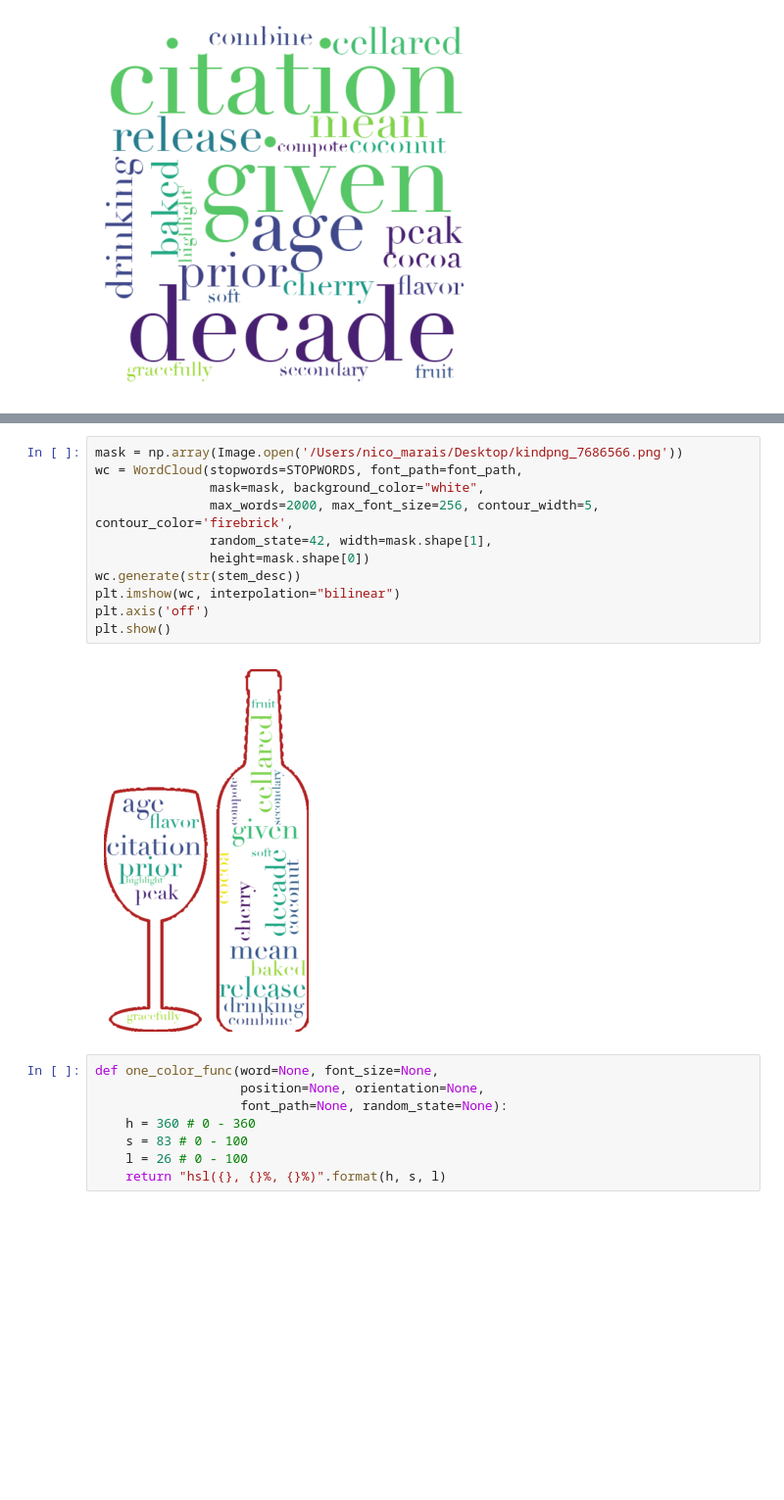
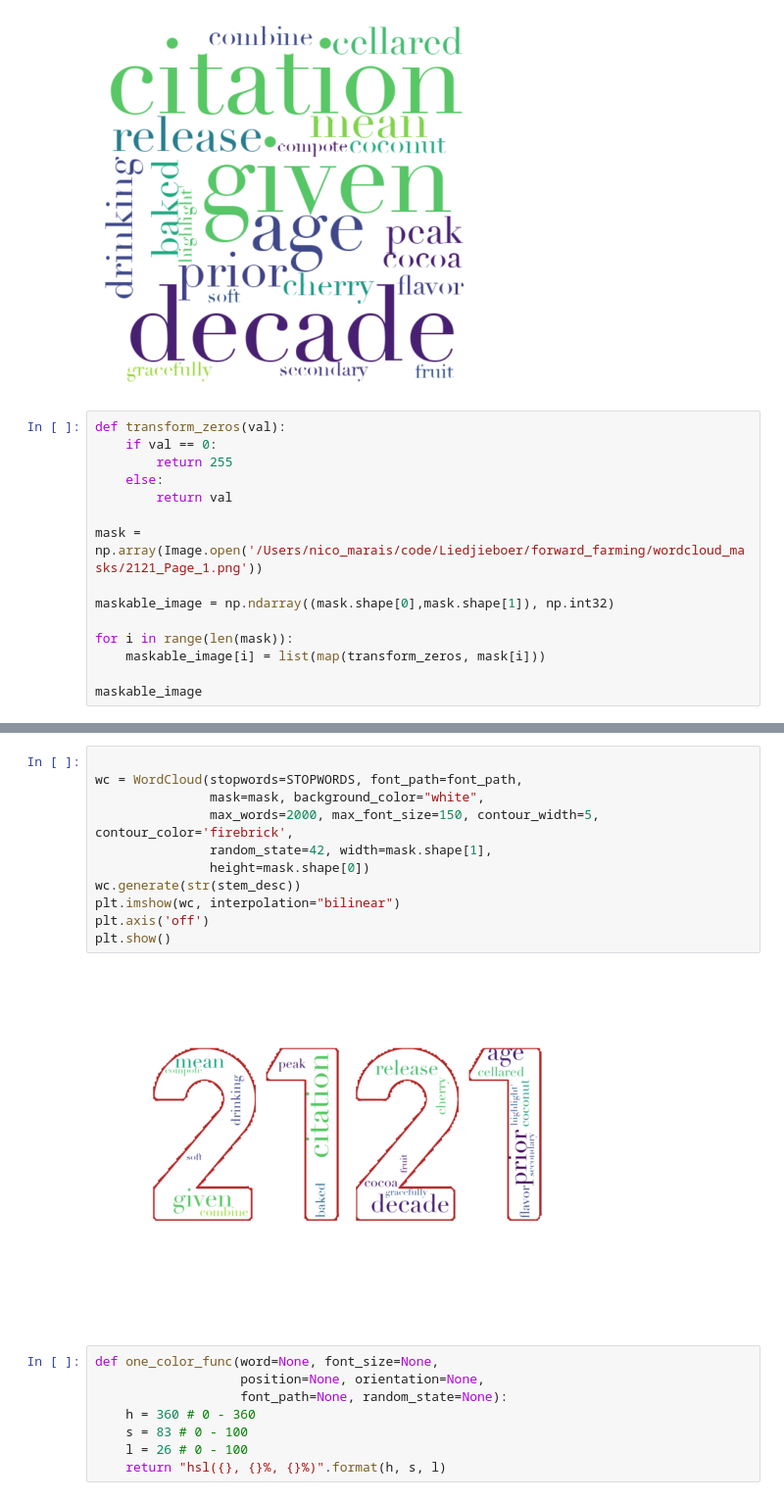
Before and after one commit to Liedjieboer/forward_farming, a Jupyter notebook: NLP/wordcloud_generator.ipynb, the cells around one changed output, grey strips where cells are left out. Shown: that part at 98% size. Cells and saved outputs as stored; diff of their text form; blank space fills up the shorter version.

Commit message:
Work on wordcloud masks and colours

```diff
--- a/NLP/wordcloud_generator.ipynb
+++ b/NLP/wordcloud_generator.ipynb
@@ -164,3 +164,18 @@ plt.axis('off')
 plt.show()
 # %% [output]
 [figure]
+# %%
+def transform_zeros(val):
+    if val == 0:
+        return 255
+    else:
+        return val
+
+mask = np.array(Image.open('/Users/nico_marais/code/Liedjieboer/forward_farming/wordcloud_masks/2121_Page_1.png'))
+
+maskable_image = np.ndarray((mask.shape[0],mask.shape[1]), np.int32)
+
+for i in range(len(mask)):
+    maskable_image[i] = list(map(transform_zeros, mask[i]))
+
+maskable_image
@@ -167,16 +190,16 @@ plt.show()
 # %%
-mask = np.array(Image.open('/Users/nico_marais/Desktop/kindpng_7686566.png'))
+
 wc = WordCloud(stopwords=STOPWORDS, font_path=font_path,
                mask=mask, background_color="white",
-               max_words=2000, max_font_size=256, contour_width=5, contour_color='firebrick',
+               max_words=2000, max_font_size=150, contour_width=5, contour_color='firebrick',
                random_state=42, width=mask.shape[1],
                height=mask.shape[0])
 wc.generate(str(stem_desc))
 plt.imshow(wc, interpolation="bilinear")
 plt.axis('off')
 plt.show()
 # %% [output]
-[figure, old version]
+[figure, new version]
 # %%
 def one_color_func(word=None, font_size=None,
                    position=None, orientation=None,
```
Also changed, not shown: parts of 4 cells of this notebook, 28 other files.
